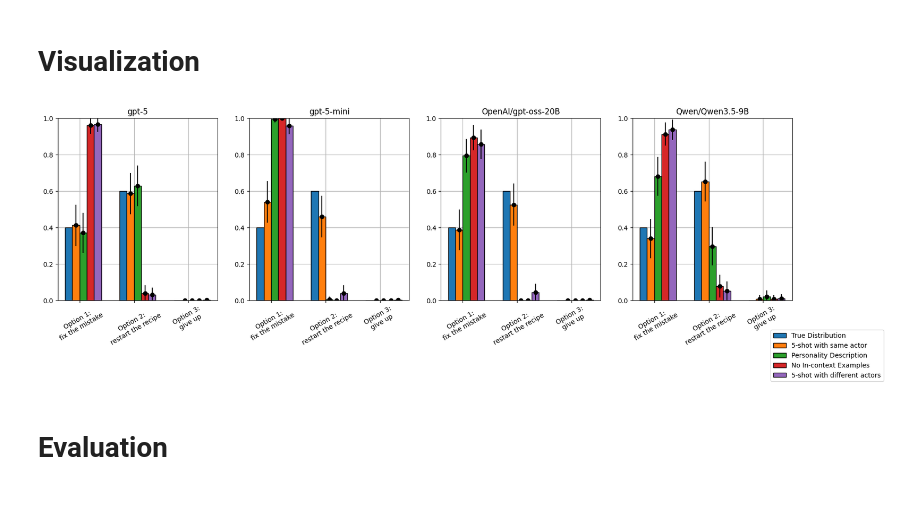
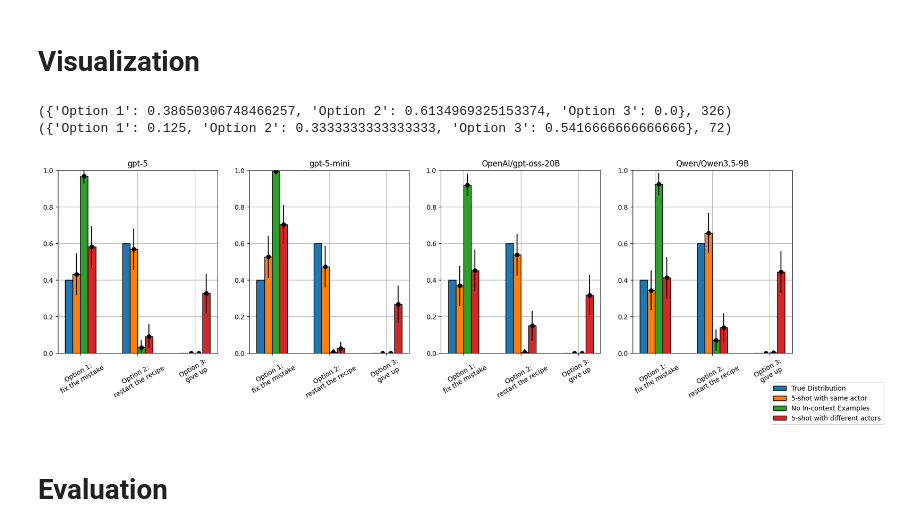
Before and after one commit to jbliu52/CookingLlama, a Jupyter notebook: next_action_test.ipynb, the cells around one changed output. Drawn from its saved outputs; the diff is of its cells as text; code cells hidden in the pictures; blank space fills up the shorter version.

```diff
--- a/next_action_test.ipynb
+++ b/next_action_test.ipynb
@@ -488,10 +924,11 @@ def run_prompt(prompt,
 meta_df = pd.read_csv('results/Alice_metadata.csv')
 # %%
 for i in range(len(meta_df)):
-    run_prompt(pd.read_csv('results/Alice_metadata.csv')['full'].iloc[i+10], 'fulltest', i+10)
+    # print(pd.read_csv('results/Alice_metadata.csv')['full'].iloc[i])
+    run_prompt(pd.read_csv('results/Alice_metadata.csv')['full'].iloc[i], 'fulltest', i)
 # %%
-for i in range(6):
-    run_prompt(pd.read_csv('results/Alice_metadata.csv')['no_ic'].iloc[i+14], 'noIC', i+14)
+for i in range(2):
+    run_prompt(pd.read_csv('results/Alice_metadata.csv')['no_ic'].iloc[i+12], 'noIC', i+12)
 # %%
 for i in range(17):
     run_prompt(pd.read_csv('results/Alice_metadata.csv')['description'].iloc[i+5], 'description', i+5)
@@ -500,3 +935,3 @@ IndexError: single positional indexer is out-of-bounds
 # %%
-for i in range(20):
+for i in range(len(meta_df)):
     run_prompt(pd.read_csv('results/Alice_metadata.csv')['mixed_prompts'].iloc[i], 'mixed_prompts', i)
@@ -504,0 +938,3 @@ KeyboardInterrupt:
+# %%
+for i in range(len(meta_df)):
+    run_prompt(pd.read_csv('results/Alice_metadata_mixed.csv')['mixed_prompts_diane'].iloc[i], 'mixed_prompts_diane', i)
@@ -672,20 +1110,49 @@ def distribution(columns):
         sd[option] = math.sqrt(mean[option]*(1-mean[option])/len(columns))
 
     return mean, sd
+# %%
+import pandas as pd
+
+def get_empirical_distribution(test):
+    empirical_dist = {
+        'Option 1': 0,
+        'Option 2': 0,
+        'Option 3': 0
+    }
+
+    meta_df = pd.read_csv('results/Alice_metadata_mixed.csv')
+    total = 0
+    for prompt in meta_df[test]:
+        empirical_dist['Option 1'] += prompt.count('fixes the mistake and continues with the recipe.')
+        empirical_dist['Option 2'] += prompt.count('decides to start over making the recipe.')
+        empirical_dist['Option 3'] += prompt.count('is fed up and decides to give up on making the recipe.')
+        total += (prompt.count('fixes the mistake and continues with the recipe.') +
+                  prompt.count('decides to start over making the recipe.') +
+                  prompt.count('is fed up and decides to give up on making the recipe.'))
+
+    for option in empirical_dist: empirical_dist[option] /= total
+
+    return empirical_dist, total
+
+print(get_empirical_distribution('full'))
+print(get_empirical_distribution('mixed_prompts_diane'))
+# %% [output]
+({'Option 1': 0.38650306748466257, 'Option 2': 0.6134969325153374, 'Option 3': 0.0}, 326)
+({'Option 1': 0.125, 'Option 2': 0.3333333333333333, 'Option 3': 0.5416666666666666}, 72)
 # %%
 import numpy as np
 import matplotlib.pyplot as plt
 
 tests = [
     'results/n20_Alice_n5_fulltest',
-    'results/n20_Alice_n5_description',
+    # 'results/n20_Alice_n5_description',
     'results/n20_Alice_n5_noIC',
     'results/n20_Alice_n5_mixed_prompts',
 ]
 
 test_names = [
     '5-shot with same actor',
-    'Personality Description',
+    # 'Personality Description',
     'No In-context Examples',
     '5-shot with different actors',
 ]
@@ -700,34 +1167,34 @@ full_list = openai_list + together_list
 
 # print(full_list)
 
 between_scaling = 1.5
 
 fig, ax = plt.subplots(nrows=1, ncols=len(full_list), figsize=(20, 5))
 
 for i, model in enumerate(full_list):
     ax[i].bar(between_scaling * np.array(range(len(true_dist))) - 0.3, true_dist.values(), width=0.2, align='center', edgecolor='black', label='True Distribution')
     for j, folder in enumerate(tests):
         columns = [pd.read_csv(f'{folder}/outputs{i}.csv')[model] for i in range(19)]
         # column = pd.read_csv(f'{folder}/outputs.csv')[model]
         mean, sd = distribution(columns)
         scale = between_scaling * np.array(range(len(mean))) + (j+1) * 0.2 - 0.3
         ax[i].bar(scale, mean.values(), width=0.2, align='center', edgecolor='black', label=test_names[j])
         ax[i].errorbar(scale, mean.values(), yerr = sd.values(), fmt ='o', color='black')
     # ax[i].set_xticks(np.array(range(len(true_dist))), true_dist.keys(), rotation=30)
     ax[i].set_xticks(between_scaling * np.array(range(len(true_dist))), ['Option 1:\nfix the mistake', 'Option 2:\nrestart the recipe', 'Option 3:\ngive up'], rotation=30)
     ax[i].set_title(model)
     ax[i].set_ylim(0, 1)
     ax[i].grid(True)
     ax[i].set_axisbelow(True)
     # ax[i].legend()
     # ax[i].set_
 
 handles, labels = ax[0].get_legend_handles_labels()
 fig.legend(handles, labels, bbox_to_anchor=(1, 0))
 
 plt.show()
 # %% [output]
-[figure, old version]
+[figure, new version]
 # %% [markdown]
 # Evaluation
 # %%
```
Also changed, not shown: parts of 23 cells of this notebook, 7 other files.
